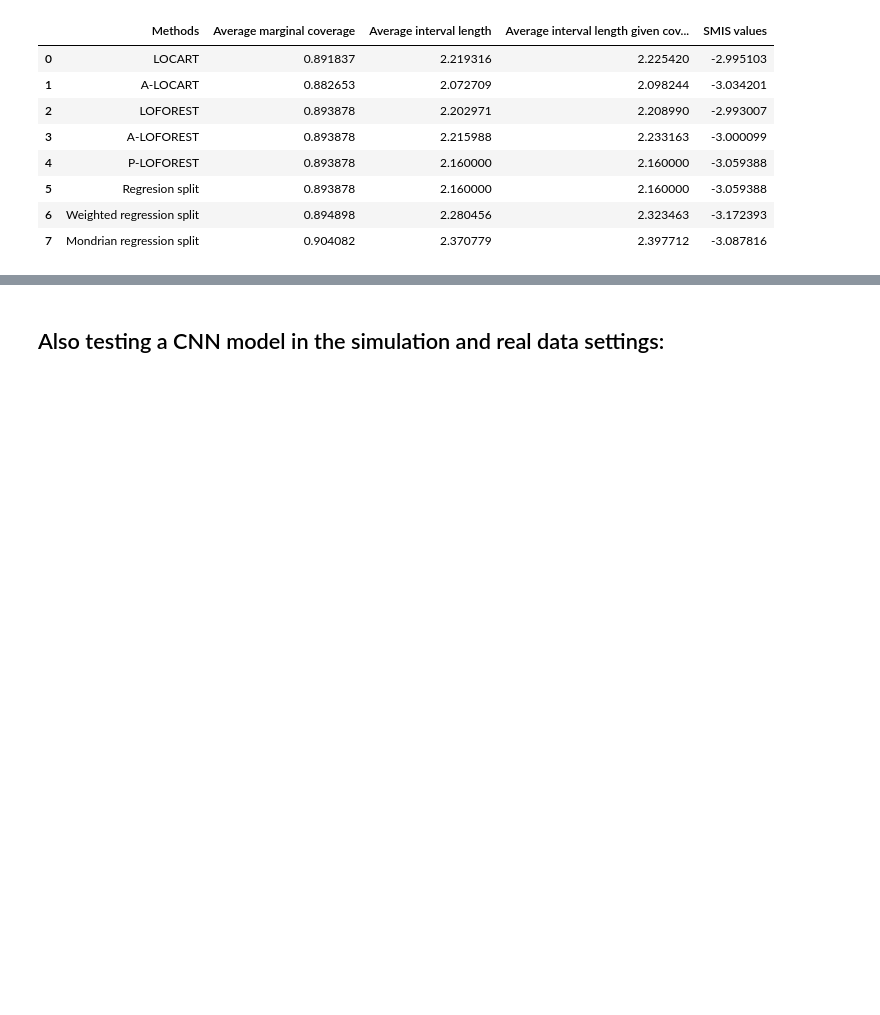
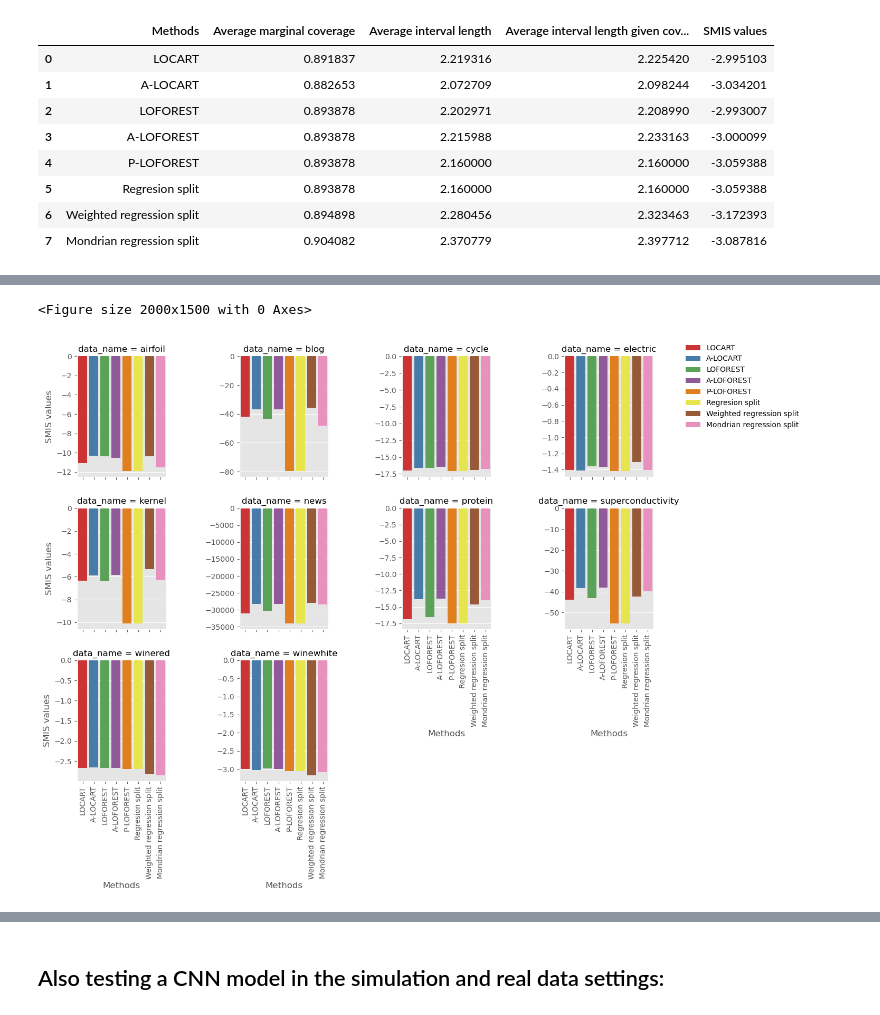
Before and after one commit to Monoxido45/CSI, a Jupyter notebook: experiments/loforest.ipynb, the cells around one changed output, grey strips where cells are left out. Drawn from its saved outputs; the diff is of its cells as text; code cells hidden in the pictures; blank space fills up the shorter version.

```diff
--- a/experiments/loforest.ipynb
+++ b/experiments/loforest.ipynb
@@ -2037,3 +2018,27 @@ winewhite
 | 5 | Regresion split | 0.893878 | 2.160000 | 2.160000 | -3.059388 |
 | 6 | Weighted regression split | 0.894898 | 2.280456 | 2.323463 | -3.172393 |
 | 7 | Mondrian regression split | 0.904082 | 2.370779 | 2.397712 | -3.087816 |
+# %%
+# Assuming p_values is a list of all p's used
+data_dict = {"airfoil": airfoil_metrics,
+            "blog": blog_metrics,
+            "cycle": cycle_metrics,
+            "electric": electric_metrics,
+            "kernel": kernel_metrics,
+            "news": news_metrics,
+            "protein": protein_metrics,
+            "superconductivity": superconductivity,
+            "winered": winered,
+            "winewhite": winewhite}
+
+# Iterate over all p's
+dataframes_list = []
+for data in data_dict.keys():
+       current_data = data_dict[data]
+       current_data = current_data.assign(data_name = data)
+       dataframes_list.append(current_data)
+
+# combining all data
+combined_df = pd.concat(dataframes_list)
+
+combined_df.head(10)
@@ -2039,0 +2057,17 @@ winewhite
+# %%
+# Assuming melted_df is the DataFrame you want to plot
+plt.figure(figsize=(20, 15))
+g = sns.FacetGrid(combined_df, col = "data_name", col_wrap = 4, margin_titles=True, sharey = False)
+g.map_dataframe(sns.barplot, x = "Methods", y = "SMIS values", palette = "Set1", hue = "Methods", dodge = False)
+g.add_legend(bbox_to_anchor=(0.95, 1), loc='upper center')
+
+# Rotate xlabels for visibility
+for ax in g.axes.flat:
+    for label in ax.get_xticklabels():
+        label.set_rotation(90)
+
+plt.savefig("output_random_forest_real_data.pdf", bbox_inches='tight')  # Save the figure
+plt.show()  # Display the figure
+# %% [output]
+<Figure size 2000x1500 with 0 Axes>
+[figure, added]
```
Also changed, not shown: parts of 78 cells of this notebook.
